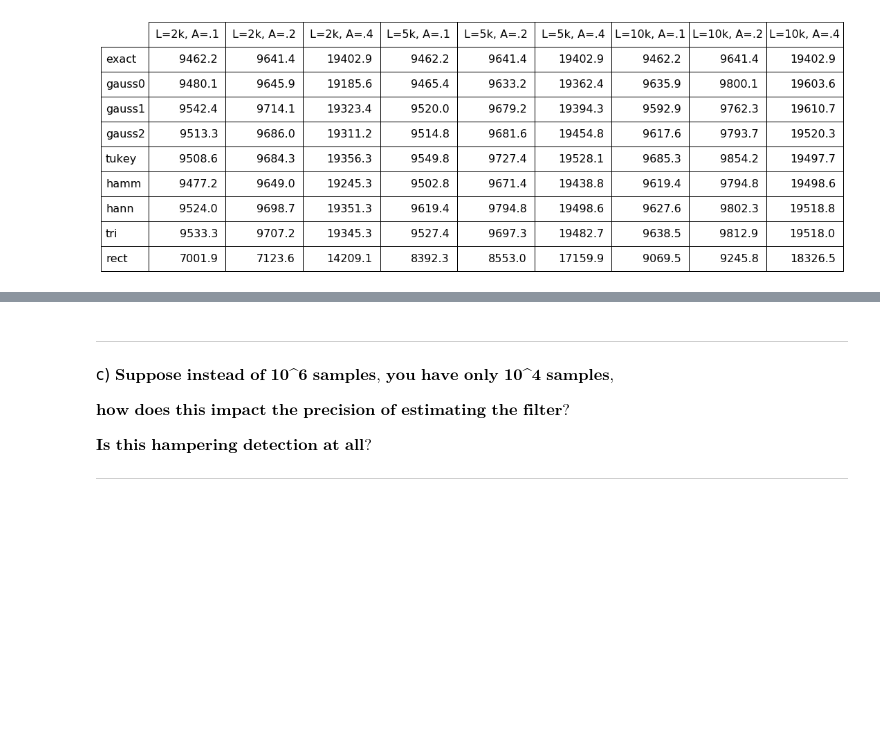
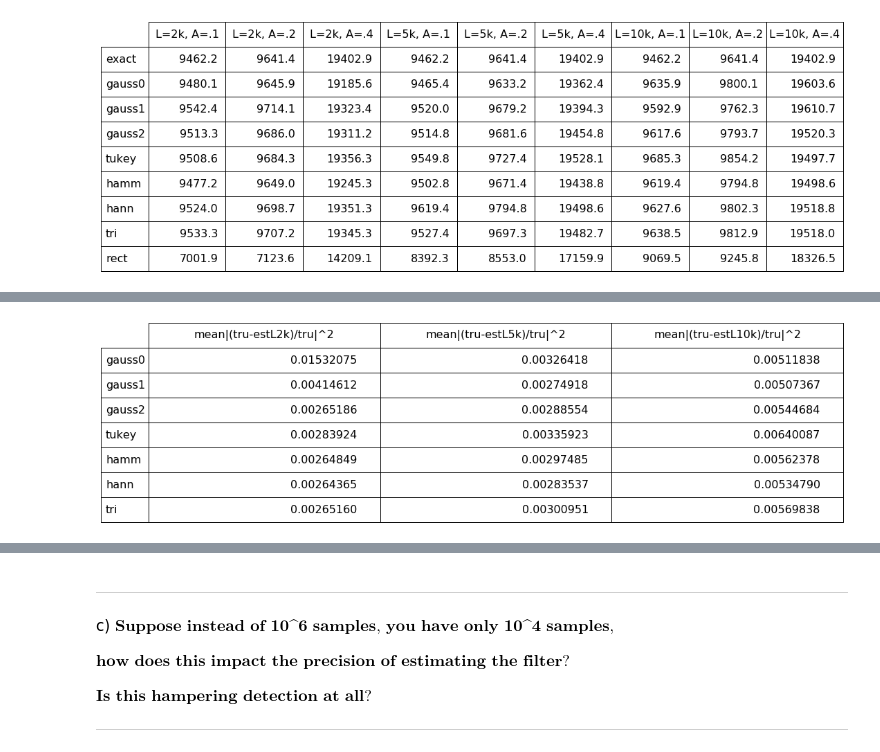
Before and after one commit to seth-olsen/stats-exercises, a Jupyter notebook: writeup_stats_exercises.ipynb, the cells around one changed output, grey strips where cells are left out. Cells and saved outputs as stored; diff of their text form; code cells hidden in the pictures; blank space fills up the shorter version.

```diff
--- a/writeup_stats_exercises.ipynb
+++ b/writeup_stats_exercises.ipynb
@@ -1769,0 +2326,79 @@ it appears that all of the non-rectangular windows tested above give test statis
+# %%
+# NOW REPEAT WITH SIGNAL (H1)
+
+def fmt(num):
+    return '{:.8f}'.format(num)
+
+def camp(cc):
+    return cc * np.exp(1j*2*np.pi*np.random.random())
+
+msegauss2000s100 = 0.0
+msegauss2000s200 = 0.0
+msegauss2000s400 = 0.0
+msegauss5000s250 = 0.0
+msegauss5000s500 = 0.0
+msegauss5000s1000 = 0.0
+msegauss10000s500 = 0.0
+msegauss10000s1000 = 0.0
+msegauss10000s2000 = 0.0
+msetukey2000 = 0.0
+msetukey5000 = 0.0
+msetukey10000 = 0.0
+msehamm2000 = 0.0
+msehamm5000 = 0.0
+msehamm10000 = 0.0
+msehann2000 = 0.0
+msehann5000 = 0.0
+msehann10000 = 0.0
+msetri2000 = 0.0
+msetri5000 = 0.0
+msetri10000 = 0.0
+nn = 10**6
+tau = 100
+tautri = 500
+tt_ft = np.fft.fft(get_tri_right(nn,tautri))
+tt_psd = abs2(tt_ft)
+cc = 1.0/(nn*100.0)
+for ii in np.arange(100):
+    # get 100 realizations of noise to average over for psd estimate mse
+    x = (np.fft.ifft(np.fft.fft(get_wgn(nn)) * tt_ft) + csig(0.3, nn, tau)
+    msegauss2000s100 += np.sum(compute_msfe_welch(x, tt_psd, ogauss2000s100))*cc
+    msegauss2000s200 += np.sum(compute_msfe_welch(x, tt_psd, ogauss2000s200))*cc
+    msegauss2000s400 += np.sum(compute_msfe_welch(x, tt_psd, ogauss2000s400))*cc
+    msegauss5000s250 += np.sum(compute_msfe_welch(x, tt_psd, ogauss5000s250))*cc
+    msegauss5000s500 += np.sum(compute_msfe_welch(x, tt_psd, ogauss5000s500))*cc
+    msegauss5000s1000 += np.sum(compute_msfe_welch(x, tt_psd, ogauss5000s1000))*cc
+    msegauss10000s500 += np.sum(compute_msfe_welch(x, tt_psd, ogauss10000s500))*cc
+    msegauss10000s1000 += np.sum(compute_msfe_welch(x, tt_psd, ogauss10000s1000))*cc
+    msegauss10000s2000 += np.sum(compute_msfe_welch(x, tt_psd, ogauss10000s2000))*cc
+    msetukey2000 += np.sum(compute_msfe_welch(x, tt_psd, otukey2000))*cc
+    msetukey5000 += np.sum(compute_msfe_welch(x, tt_psd, otukey5000))*cc
+    msetukey10000 += np.sum(compute_msfe_welch(x, tt_psd, otukey10000))*cc
+    msehamm2000 += np.sum(compute_msfe_welch(x, tt_psd, ohamm2000))*cc
+    msehamm5000 += np.sum(compute_msfe_welch(x, tt_psd, ohamm5000))*cc
+    msehamm10000 += np.sum(compute_msfe_welch(x, tt_psd, ohamm10000))*cc
+    msehann2000 += np.sum(compute_msfe_welch(x, tt_psd, ohann2000))*cc
+    msehann5000 += np.sum(compute_msfe_welch(x, tt_psd, ohann5000))*cc
+    msehann10000 += np.sum(compute_msfe_welch(x, tt_psd, ohann10000))*cc
+    msetri2000 += np.sum(compute_msfe_welch(x, tt_psd, otri2000))*cc
+    msetri5000 += np.sum(compute_msfe_welch(x, tt_psd, otri5000))*cc
+    msetri10000 += np.sum(compute_msfe_welch(x, tt_psd, otri10000))*cc
+
+msfe_data = [[fmt(msegauss2000s100),fmt(msegauss5000s250),fmt(msegauss10000s500)],
+             [fmt(msegauss2000s200),fmt(msegauss5000s500),fmt(msegauss10000s1000)],
+             [fmt(msegauss2000s400),fmt(msegauss5000s1000),fmt(msegauss10000s2000)],
+             [fmt(msetukey2000),fmt(msetukey5000),fmt(msetukey10000)],
+             [fmt(msehamm2000),fmt(msehamm5000),fmt(msehamm10000)],
+             [fmt(msehann2000),fmt(msehann5000),fmt(msehann10000)],
+             [fmt(msetri2000),fmt(msetri5000),fmt(msetri10000)]]
+rownames = ['gauss0', 'gauss1', 'gauss2', 'tukey', 'hamm', 'hann', 'tri']
+fig, ax = plt.subplots()
+ax.axis('off')
+the_table = plt.table(cellText=msfe_data, rowLabels=rownames, \
+                      colLabels=['mean|(tru-estL2k)/tru|^2','mean|(tru-estL5k)/tru|^2',\
+                                 'mean|(tru-estL10k)/tru|^2'], loc='center')
+the_table.auto_set_font_size(False)
+the_table.set_fontsize(16)
+the_table.scale(3, 3)
+# %% [output]
+[figure, added]
```
Also changed, not shown: parts of 28 cells of this notebook, 2 other files.
